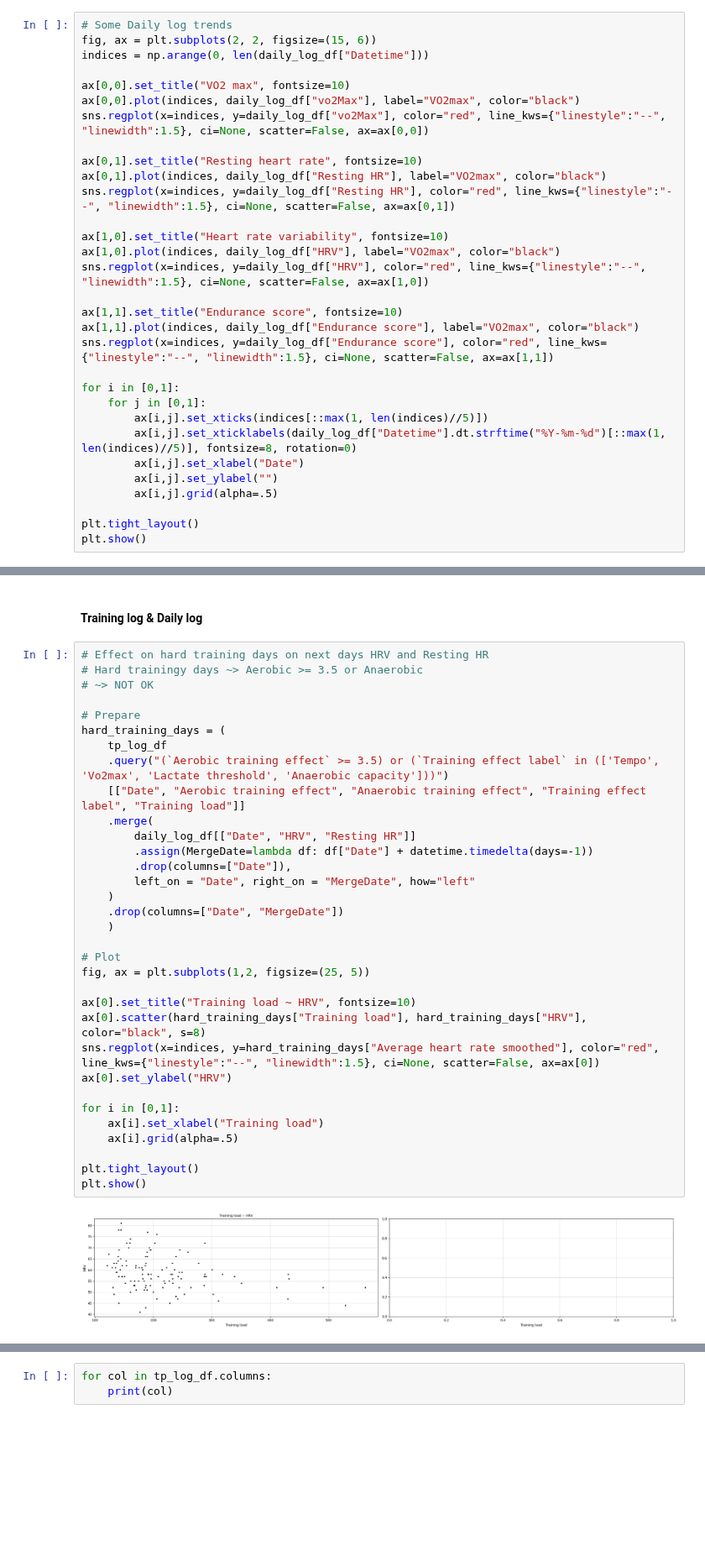
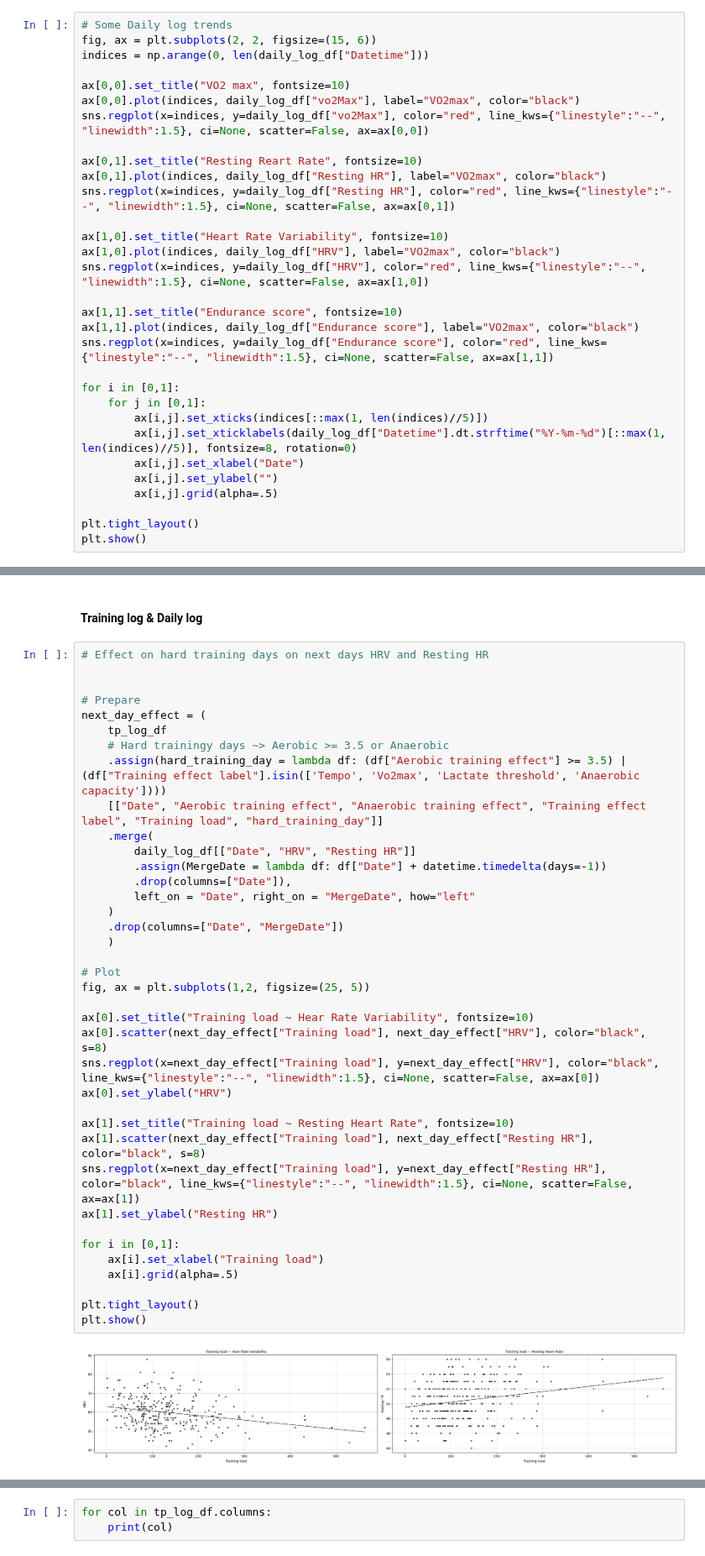
Before and after one commit to 1312Bravo/TrainingPeaks_customLog, a Jupyter notebook: analysis_sandbox/sandbox.ipynb, the cells around one changed output, grey strips where cells are left out. Shown at 84% size. Drawn from its saved outputs; the diff is of its cells as text; blank space fills up the shorter version.

```diff
--- a/analysis_sandbox/sandbox.ipynb
+++ b/analysis_sandbox/sandbox.ipynb
@@ -253,11 +253,11 @@ ax[0,0].set_title("VO2 max", fontsize=10)
 ax[0,0].plot(indices, daily_log_df["vo2Max"], label="VO2max", color="black")
 sns.regplot(x=indices, y=daily_log_df["vo2Max"], color="red", line_kws={"linestyle":"--", "linewidth":1.5}, ci=None, scatter=False, ax=ax[0,0])
 
-ax[0,1].set_title("Resting heart rate", fontsize=10)
+ax[0,1].set_title("Resting Reart Rate", fontsize=10)
 ax[0,1].plot(indices, daily_log_df["Resting HR"], label="VO2max", color="black")
 sns.regplot(x=indices, y=daily_log_df["Resting HR"], color="red", line_kws={"linestyle":"--", "linewidth":1.5}, ci=None, scatter=False, ax=ax[0,1])
 
-ax[1,0].set_title("Heart rate variability", fontsize=10)
+ax[1,0].set_title("Heart Rate Variability", fontsize=10)
 ax[1,0].plot(indices, daily_log_df["HRV"], label="VO2max", color="black")
 sns.regplot(x=indices, y=daily_log_df["HRV"], color="red", line_kws={"linestyle":"--", "linewidth":1.5}, ci=None, scatter=False, ax=ax[1,0])
 
@@ -281,36 +281,41 @@ plt.show()
 #### Training log & Daily log
 # %%
 # Effect on hard training days on next days HRV and Resting HR
-# Hard trainingy days ~> Aerobic >= 3.5 or Anaerobic
-# ~> NOT OK
+
 
 # Prepare
-hard_training_days = (
+next_day_effect = (
     tp_log_df
-    .query("(`Aerobic training effect` >= 3.5) or (`Training effect label` in (['Tempo', 'Vo2max', 'Lactate threshold', 'Anaerobic capacity']))")
-    [["Date", "Aerobic training effect", "Anaerobic training effect", "Training effect label", "Training load"]]
+    # Hard trainingy days ~> Aerobic >= 3.5 or Anaerobic
+    .assign(hard_training_day = lambda df: (df["Aerobic training effect"] >= 3.5) | (df["Training effect label"].isin(['Tempo', 'Vo2max', 'Lactate threshold', 'Anaerobic capacity'])))
+    [["Date", "Aerobic training effect", "Anaerobic training effect", "Training effect label", "Training load", "hard_training_day"]]
     .merge(
         daily_log_df[["Date", "HRV", "Resting HR"]]
-        .assign(MergeDate=lambda df: df["Date"] + datetime.timedelta(days=-1))
+        .assign(MergeDate = lambda df: df["Date"] + datetime.timedelta(days=-1))
         .drop(columns=["Date"]),
         left_on = "Date", right_on = "MergeDate", how="left"
     )
     .drop(columns=["Date", "MergeDate"])
     )
 
 # Plot
 fig, ax = plt.subplots(1,2, figsize=(25, 5))
 
-ax[0].set_title("Training load ~ HRV", fontsize=10)
-ax[0].scatter(hard_training_days["Training load"], hard_training_days["HRV"], color="black", s=8)
-sns.regplot(x=indices, y=hard_training_days["Average heart rate smoothed"], color="red", line_kws={"linestyle":"--", "linewidth":1.5}, ci=None, scatter=False, ax=ax[0])
+ax[0].set_title("Training load ~ Hear Rate Variability", fontsize=10)
+ax[0].scatter(next_day_effect["Training load"], next_day_effect["HRV"], color="black", s=8)
+sns.regplot(x=next_day_effect["Training load"], y=next_day_effect["HRV"], color="black", line_kws={"linestyle":"--", "linewidth":1.5}, ci=None, scatter=False, ax=ax[0])
 ax[0].set_ylabel("HRV")
+
+ax[1].set_title("Training load ~ Resting Heart Rate", fontsize=10)
+ax[1].scatter(next_day_effect["Training load"], next_day_effect["Resting HR"], color="black", s=8)
+sns.regplot(x=next_day_effect["Training load"], y=next_day_effect["Resting HR"], color="black", line_kws={"linestyle":"--", "linewidth":1.5}, ci=None, scatter=False, ax=ax[1])
+ax[1].set_ylabel("Resting HR")
 
 for i in [0,1]:
     ax[i].set_xlabel("Training load")
     ax[i].grid(alpha=.5)
 
 plt.tight_layout()
 plt.show()
 # %% [output]
-[figure, old version]
+[figure, new version]
```
Also changed, not shown: parts of 1 cell of this notebook.
